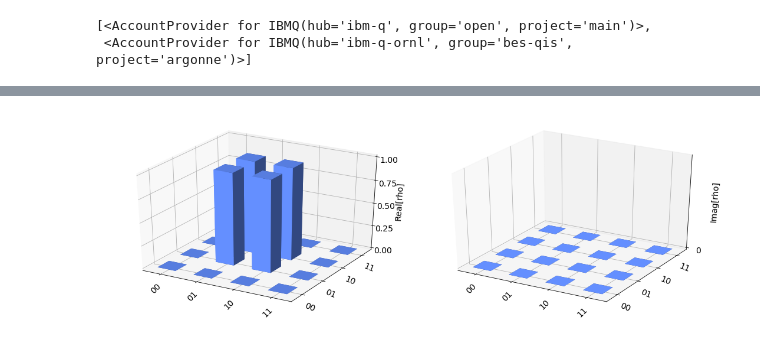
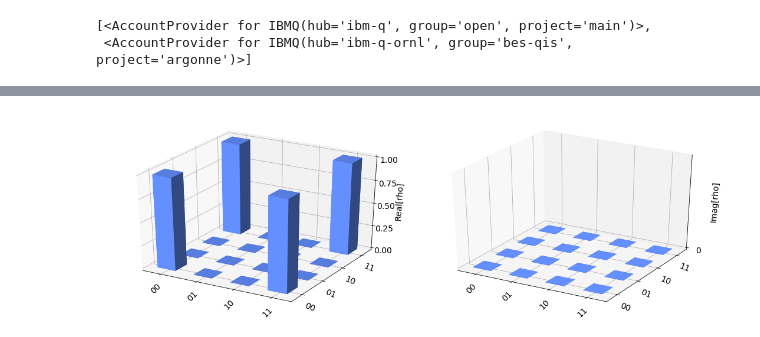
Before and after one commit to singular-value/optimizations_via_openpulse, a Jupyter notebook: 1 Qubit Process Tomography.ipynb, the cells around one changed output, grey strips where cells are left out. Saved outputs shown, nothing was run; the diff lists cells and outputs as text; code cells hidden in the pictures.

```diff
--- a/1 Qubit Process Tomography.ipynb
+++ b/1 Qubit Process Tomography.ipynb
@@ -102,15 +101,14 @@ q.tools.visualization.plot_state_city(choi_lstsq.data)
 # %%
 qreg = q.QuantumRegister(1)
 circ = q.QuantumCircuit(qreg)
-circ.x(0)
 
 job = qiskit.execute(circ, q.Aer.get_backend('unitary_simulator'))
 ideal_unitary = job.result().get_unitary(circ)
 choi_ideal = q.tools.qi.qi.outer(ideal_unitary.ravel(order='F'))
 
 q.tools.visualization.plot_state_city(choi_ideal)
 # %% [output]
-[figure, old version]
+[figure, new version]
 # %%
 print('fit fidelity (process):',
       np.real(q.quantum_info.process_fidelity(choi_ideal, choi_lstsq.data, require_cptp=False)))
```
Also changed, not shown: parts of 8 cells of this notebook, 1 other file.
